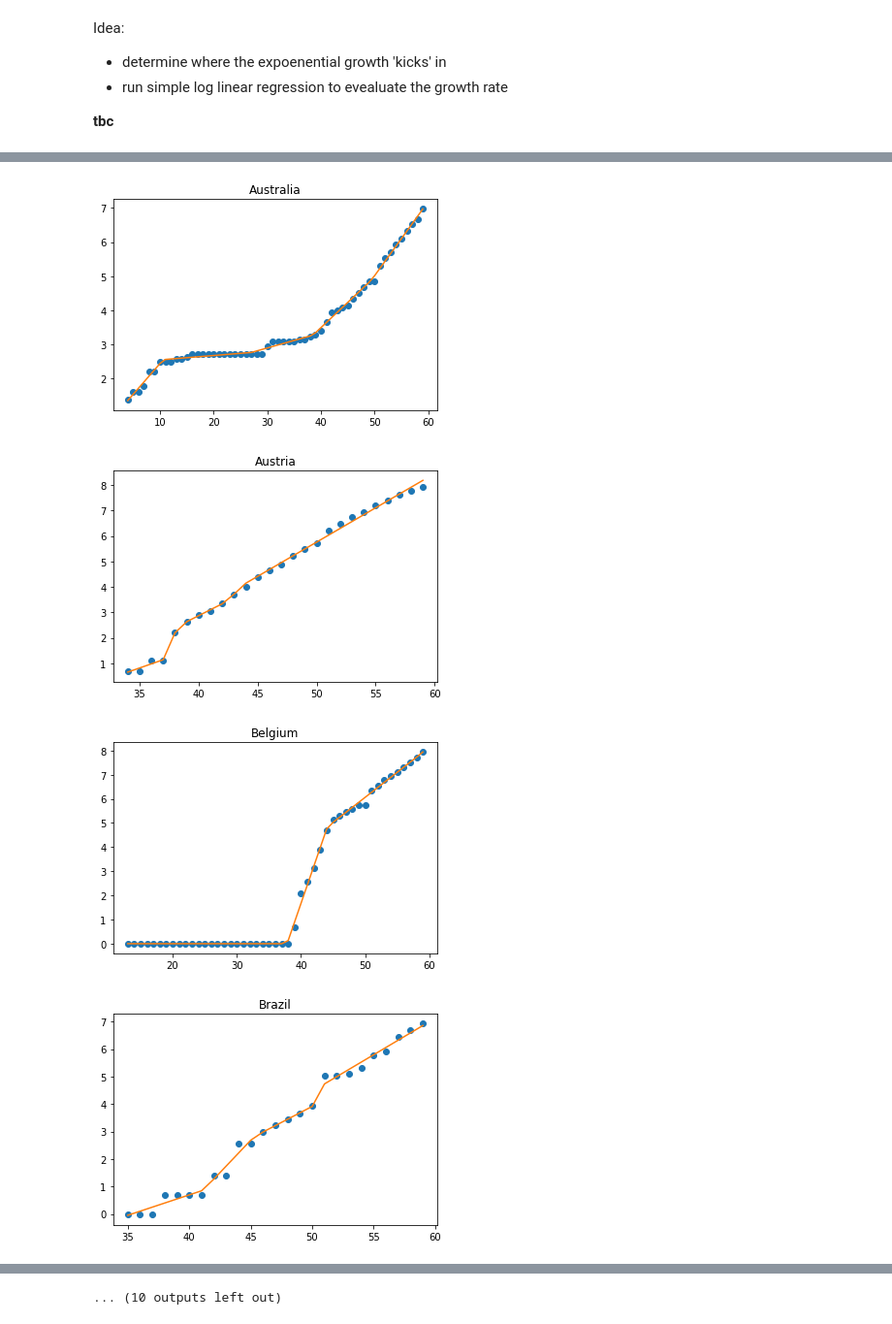
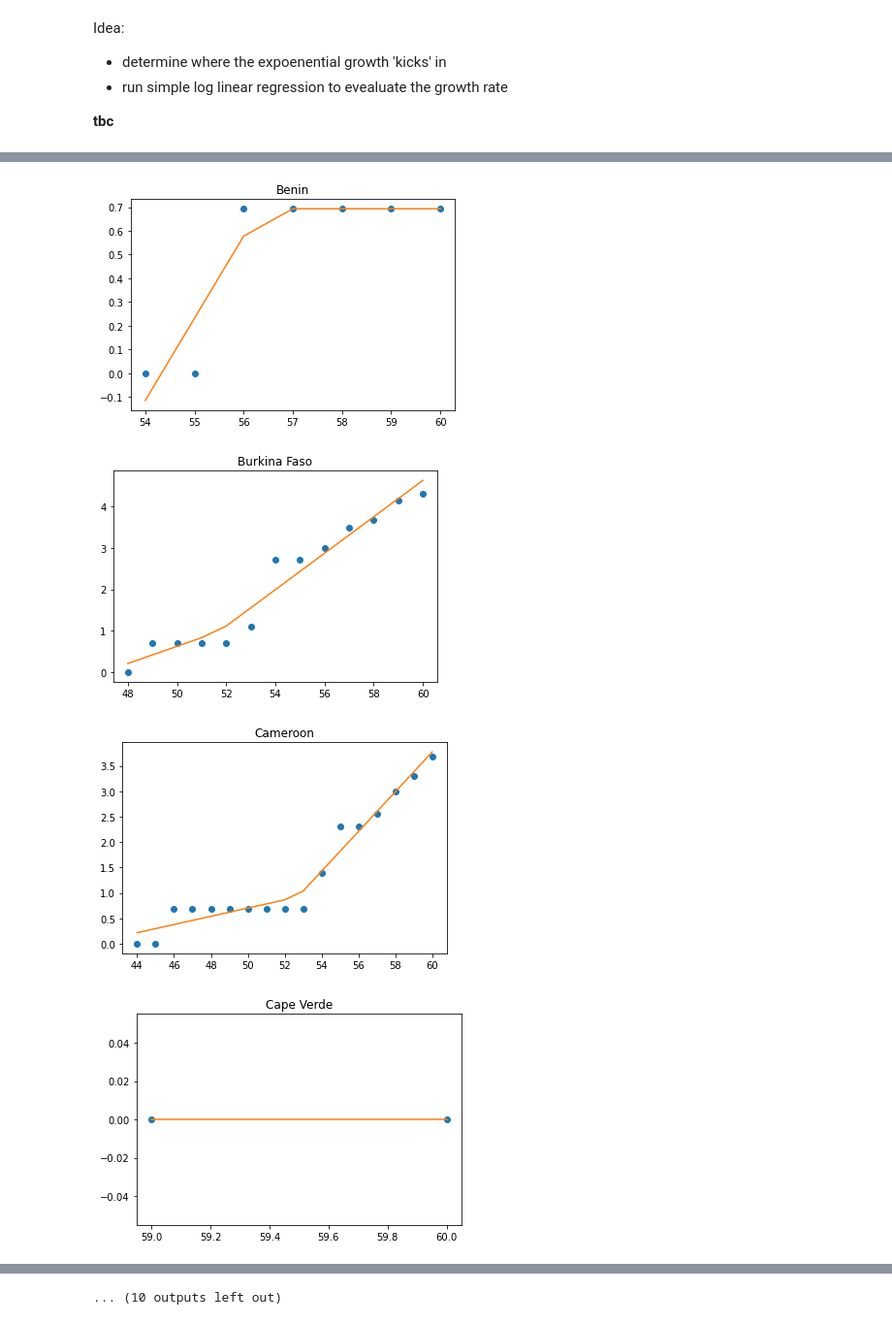
Before and after one commit to sfthies/My_COVID_19, a Jupyter notebook: Python/Empirics IDA.ipynb, the cells around one changed output, grey strips where cells are left out. Shown at 97% size. Drawn from its saved outputs; the diff is of its cells as text; code cells hidden in the pictures.

Commit message:
Merging data and plots

```diff
--- a/Python/Empirics IDA.ipynb
+++ b/Python/Empirics IDA.ipynb
@@ -20,9 +20,9 @@ Read current data from John Hopkins University - make sure to specify the correc
 jhu_data_path = "C:/Users/Stephan/Documents/GitHub/COVID-19/"
 # %%
 # Read confirmed cases:
-dat_con_raw = pd.read_csv(jhu_data_path+"csse_covid_19_data/csse_covid_19_time_series/time_series_19-covid-Confirmed.csv")
+dat_con_raw = pd.read_csv(jhu_data_path+"csse_covid_19_data/csse_covid_19_time_series/time_series_covid19_confirmed_global.csv")
 #Read deaths:
-dat_dea_raw = pd.read_csv(jhu_data_path+"csse_covid_19_data/csse_covid_19_time_series/time_series_19-covid-Deaths.csv")
+dat_dea_raw = pd.read_csv(jhu_data_path+"csse_covid_19_data/csse_covid_19_time_series/time_series_covid19_deaths_global.csv")
 #Read recovered:
 dat_rec_raw = pd.read_csv(jhu_data_path+"csse_covid_19_data/csse_covid_19_time_series/time_series_19-covid-Recovered.csv")
 # %% [markdown]
@@ -69,4 +69,10 @@ countries = ['Germany', 'US', 'Australia']
 
 con_limit = 1000
 countries = list(dat_con.columns[np.where(dat_con.iloc[-1,0:-1]>con_limit)])
+# %%
+ida_afr = ['Benin','Burkina Faso','Cameroon', 'Cape Verde', 'Central African Republic','Chad',
+     'Congo (Brazzaville)', 'Congo (Kinshasa)',"Cote d'Ivoire",'Eritrea','Ethiopia',
+     'Gambia, The', 'Ghana', 'Guinea','Kenya','Liberia','Madagascar','Mauritania','Mozambique','Niger','Nigeria']
+# %%
+countries = ida_afr
 # %%
@@ -97,7 +98,7 @@ fig.show()
 # %% [markdown]
 Look at single country and plot confirmed, recoeverd and deaths:
 # %%
-country = 'Germany'
+country = 'Burkina Faso'
 
 fig = go.Figure()
 fig = go.Figure()
@@ -176,7 +177,7 @@ breakpoint_reg_growth('Germany', 6, plot = True)
 # %%
-growth_rates = [breakpoint_reg_growth(c, 5, plot = True) for c in countries]
+growth_rates = [breakpoint_reg_growth(c, 2, plot = True) for c in countries]
 # %% [output]
-[figure, old version]
+[figure, new version]
-[figure, old version]
+[figure, new version]
-[figure, old version]
+[figure, new version]
-[figure, old version]
+[figure, new version]
```
Also changed, not shown: parts of 7 cells of this notebook, 13 other files.
